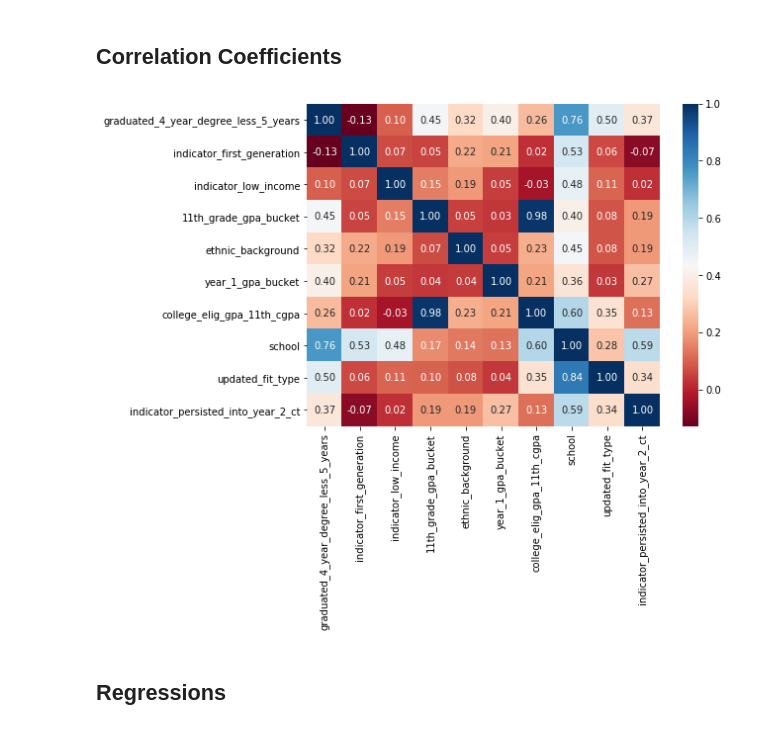
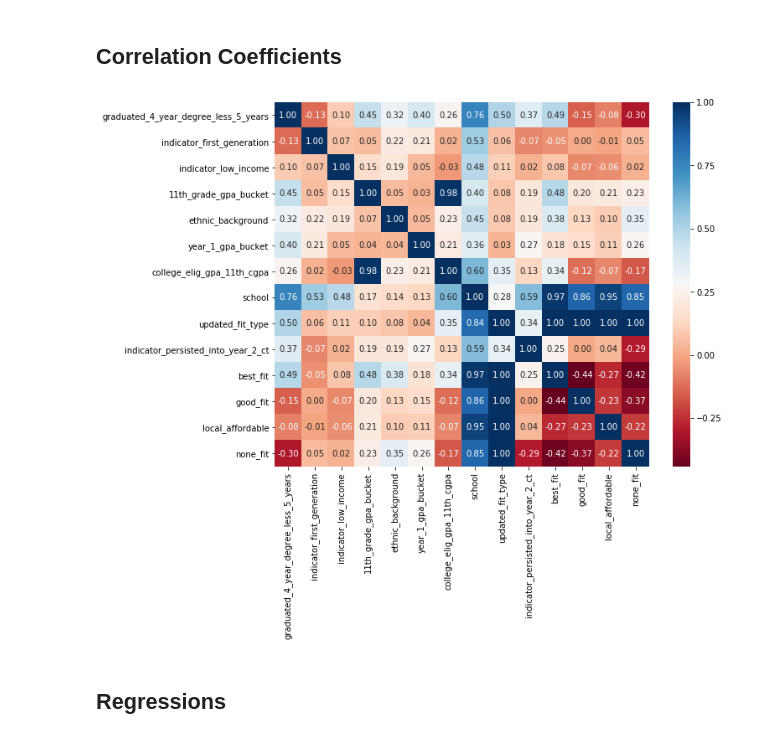
Before and after one commit to College-Track/outcomes-by-fit-type, a Jupyter notebook: Report.ipynb, the cells around one changed output. Drawn from its saved outputs; the diff is of its cells as text; code cells hidden in the pictures.

Commit message:
adding fit type columns

```diff
--- a/Report.ipynb
+++ b/Report.ipynb
@@ -51,6 +51,11 @@ df = pd.read_pickle(in_file)
 df2 = pd.read_pickle(in_file2)
 
 # df3 = pd.read_pickle(in_file3)
+# %%
+df['best_fit'] =  np.where(df['updated_fit_type'] == 'Best Fit', True, False)
+df['good_fit'] =  np.where(df['updated_fit_type'] == 'Good Fit', True, False)
+df['local_affordable'] =  np.where(df['updated_fit_type'] == 'Local Affordable', True, False)
+df['none_fit'] =  np.where(df['updated_fit_type'] == 'None', True, False)
 # %%
 # Because some data points are limited for historical classes,
 # setting up data frames to deal with various historical limitations
@@ -190,12 +195,12 @@ pd.crosstab(df_grades_above_3_gpa.high_school_class, df_grades_above_3_gpa.updat
 # %%
 associations(df_5_year_grades[
     ['graduated_4_year_degree_less_5_years', 'indicator_first_generation',
      'indicator_low_income', '11th_grade_gpa_bucket', 'ethnic_background',
      'year_1_gpa_bucket', 'college_elig_gpa_11th_cgpa',
-     'school', 'updated_fit_type', 'indicator_persisted_into_year_2_ct']
-], theil_u=True, cmap="RdBu", figsize=(8, 6))
+     'school', 'updated_fit_type', 'indicator_persisted_into_year_2_ct', 'best_fit', 'good_fit','local_affordable','none_fit']
+], theil_u=True, cmap="RdBu", figsize=(10, 8))
 # %% [output]
-[figure, old version]
+[figure, new version]
 # %% [markdown]
 ## Regressions
 # %%
```
Also changed, not shown: parts of 1 cell of this notebook, 1 other file.
